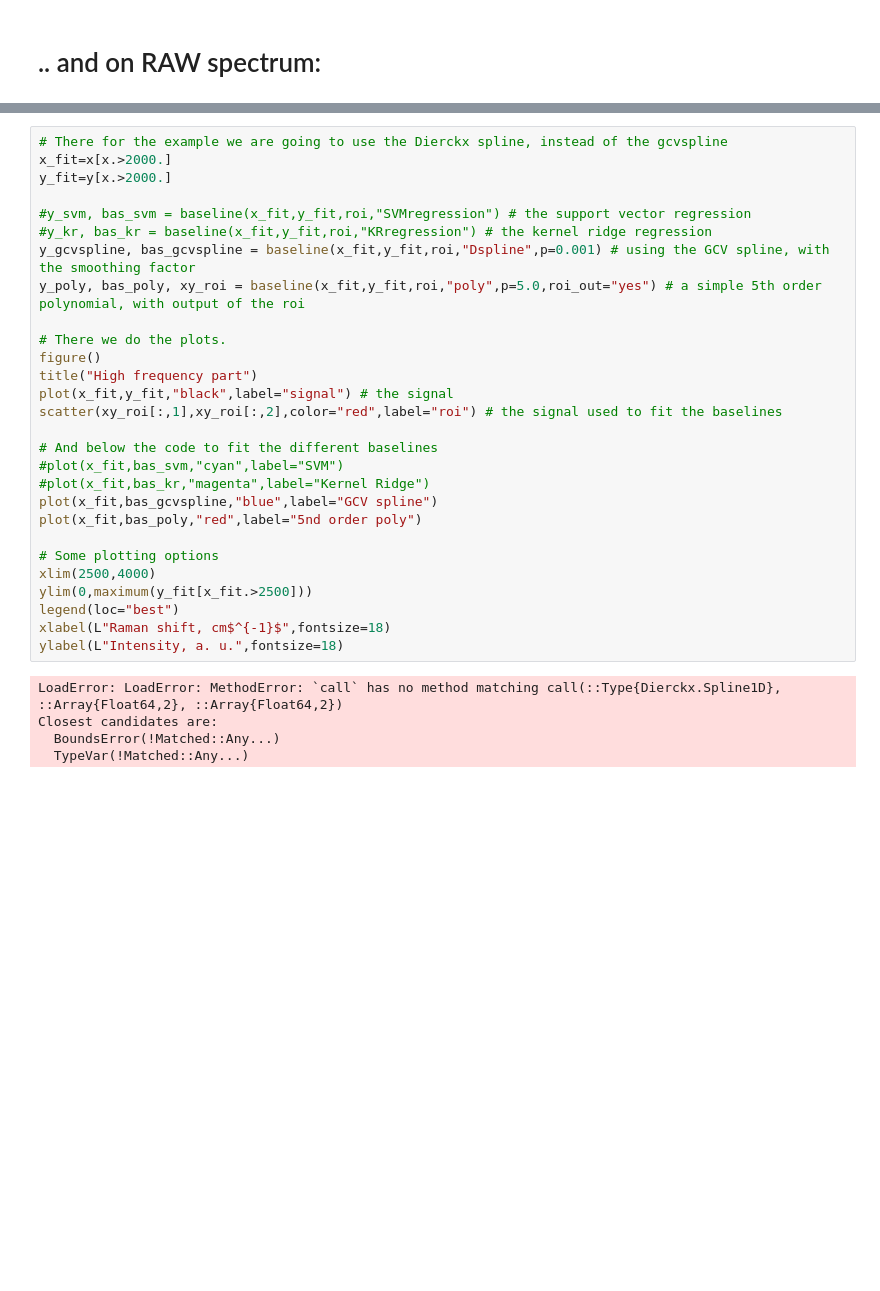
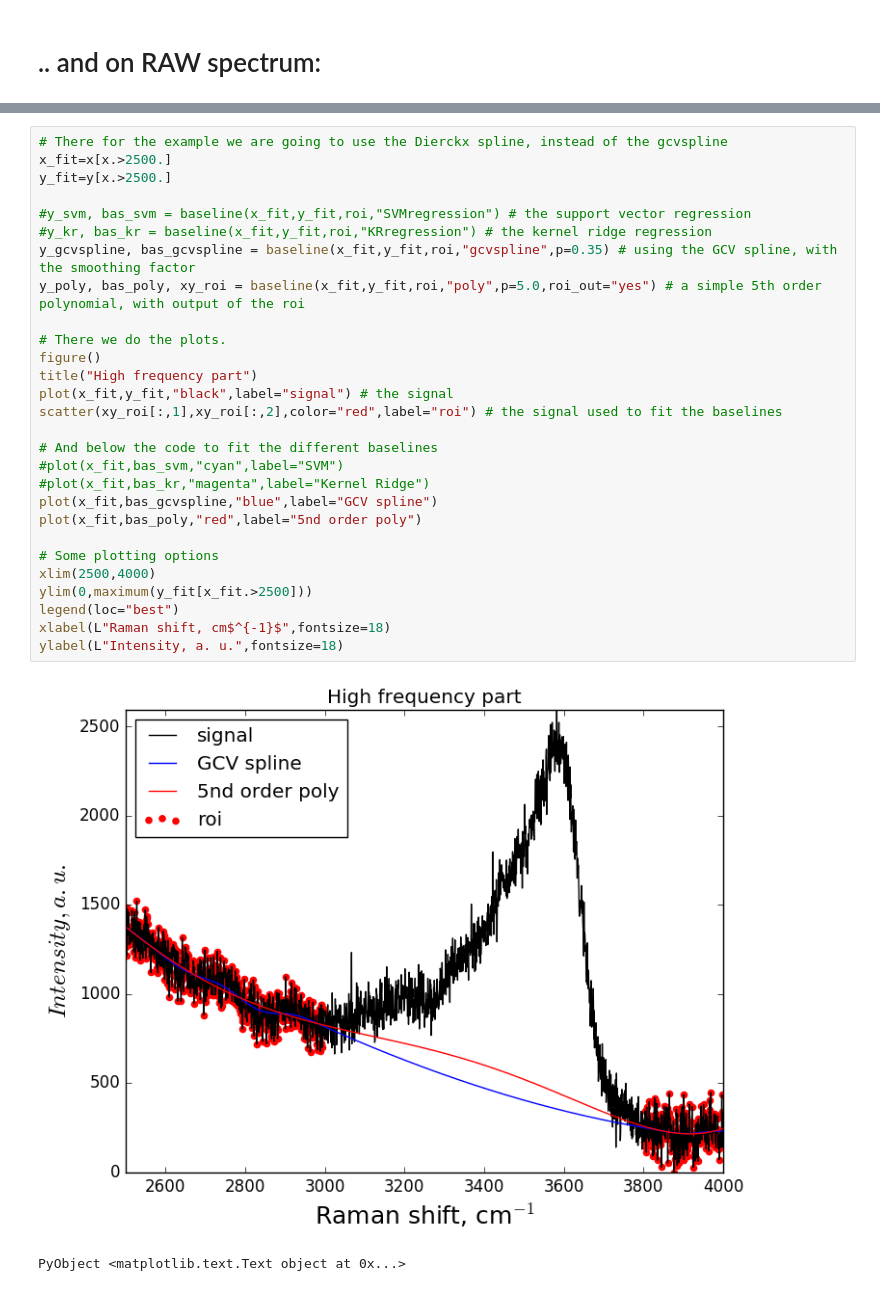
Before and after one commit to charlesll/Spectra.jl, a Jupyter notebook: examples/Baseline_examples.ipynb, the cells around one changed output, grey strips where cells are left out. Cells and saved outputs as stored; diff of their text form; blank space fills up the shorter version.

```diff
--- a/examples/Baseline_examples.ipynb
+++ b/examples/Baseline_examples.ipynb
@@ -153,34 +153,32 @@ ylabel(L"Intensity, a. u.",fontsize=18)
 PyObject <matplotlib.text.Text object at 0x...>
 # %%
 # There for the example we are going to use the Dierckx spline, instead of the gcvspline
-x_fit=x[x.>2000.]
-y_fit=y[x.>2000.]
+x_fit=x[x.>2500.]
+y_fit=y[x.>2500.]
 
 #y_svm, bas_svm = baseline(x_fit,y_fit,roi,"SVMregression") # the support vector regression
 #y_kr, bas_kr = baseline(x_fit,y_fit,roi,"KRregression") # the kernel ridge regression
-y_gcvspline, bas_gcvspline = baseline(x_fit,y_fit,roi,"Dspline",p=0.001) # using the GCV spline, with the smoothing factor
+y_gcvspline, bas_gcvspline = baseline(x_fit,y_fit,roi,"gcvspline",p=0.35) # using the GCV spline, with the smoothing factor
 y_poly, bas_poly, xy_roi = baseline(x_fit,y_fit,roi,"poly",p=5.0,roi_out="yes") # a simple 5th order polynomial, with output of the roi
 
 # There we do the plots.
 figure()
 title("High frequency part")
 plot(x_fit,y_fit,"black",label="signal") # the signal
 scatter(xy_roi[:,1],xy_roi[:,2],color="red",label="roi") # the signal used to fit the baselines
 
 # And below the code to fit the different baselines
 #plot(x_fit,bas_svm,"cyan",label="SVM")
 #plot(x_fit,bas_kr,"magenta",label="Kernel Ridge")
 plot(x_fit,bas_gcvspline,"blue",label="GCV spline")
 plot(x_fit,bas_poly,"red",label="5nd order poly")
 
 # Some plotting options
 xlim(2500,4000)
 ylim(0,maximum(y_fit[x_fit.>2500]))
 legend(loc="best")
 xlabel(L"Raman shift, cm$^{-1}$",fontsize=18)
 ylabel(L"Intensity, a. u.",fontsize=18)
 # %% [output]
+[figure, added]
-LoadError: LoadError: MethodError: `call` has no method matching call(::Type{Dierckx.Spline1D}, ::Array{Float64,2}, ::Array{Float64,2})
-Closest candidates are:
-  BoundsError(!Matched::Any...)
-  TypeVar(!Matched::Any...)
+PyObject <matplotlib.text.Text object at 0x...>
```
Also changed, not shown: parts of 3 cells of this notebook, 1 other file.
